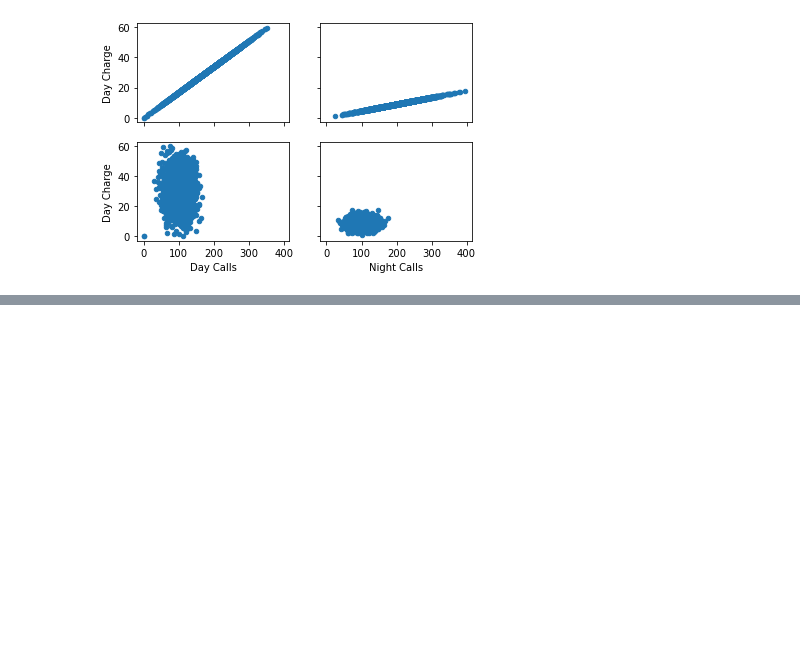
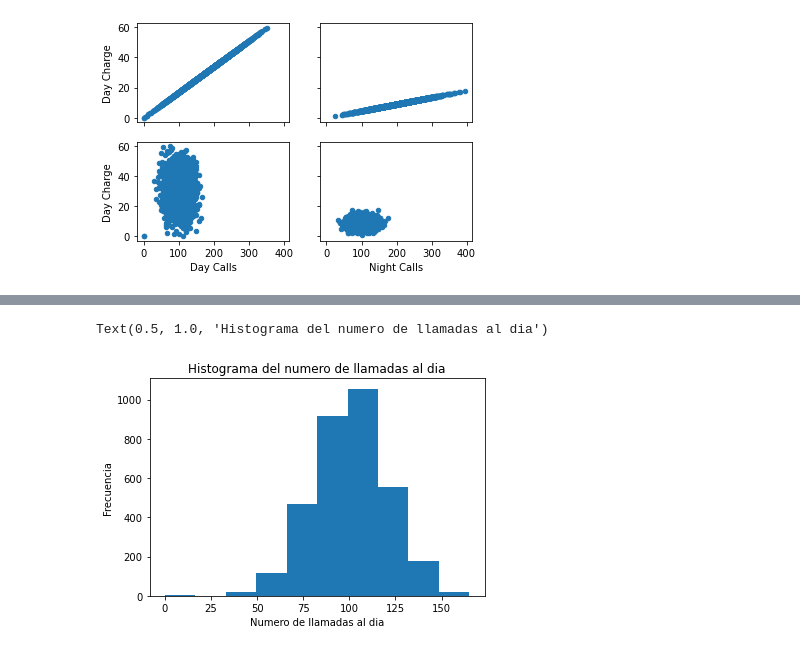
Before and after one commit to diego19508/python-ml-course, a Jupyter notebook: Course/T1 - 3 - DataCleaning - Plots.ipynb, the cells around one changed output, grey strips where cells are left out. Cells and saved outputs as stored; diff of their text form; code cells hidden in the pictures; blank space fills up the shorter version.

```diff
--- a/Course/T1 - 3 - DataCleaning - Plots.ipynb
+++ b/Course/T1 - 3 - DataCleaning - Plots.ipynb
@@ -46,0 +75,9 @@ data.plot(kind='scatter',x='Night Calls',y='Night Charge', ax=axs[1][1])
+# %%
+k = int(np.ceil(1+np.log2(333)))
+plt.hist(data['Day Calls'], bins= k)
+plt.xlabel('Numero de llamadas al dia')
+plt.ylabel('Frecuencia')
+plt.title('Histograma del numero de llamadas al dia')
+# %% [output]
+Text(0.5, 1.0, 'Histograma del numero de llamadas al dia')
+[figure, added]
```
Also changed, not shown: parts of 5 cells of this notebook.
